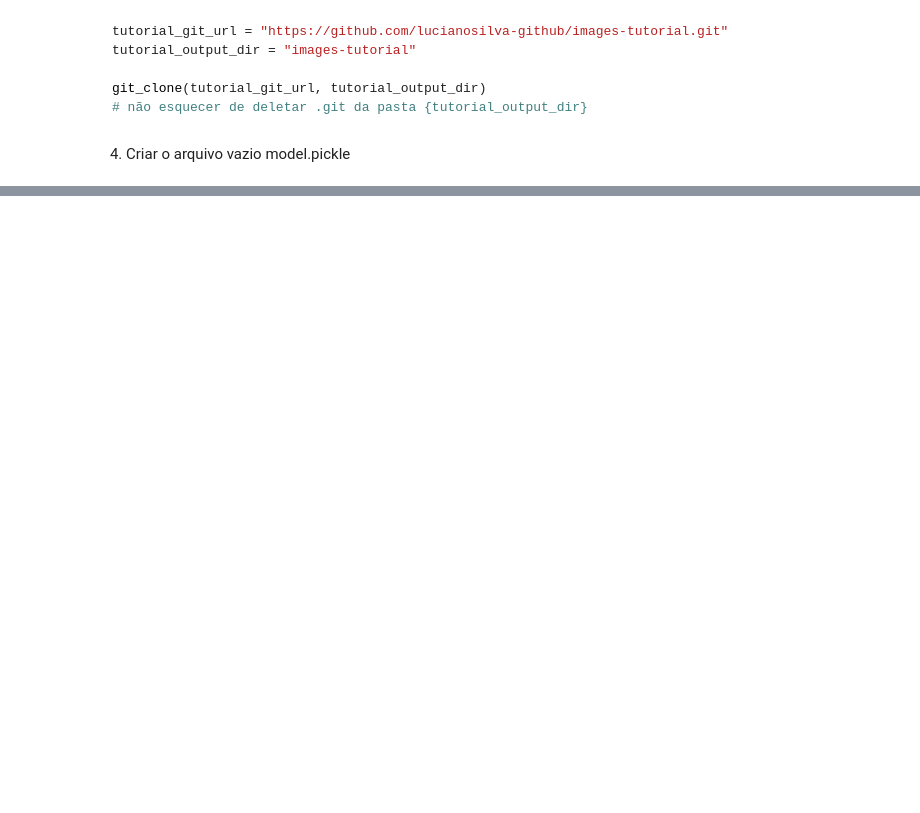
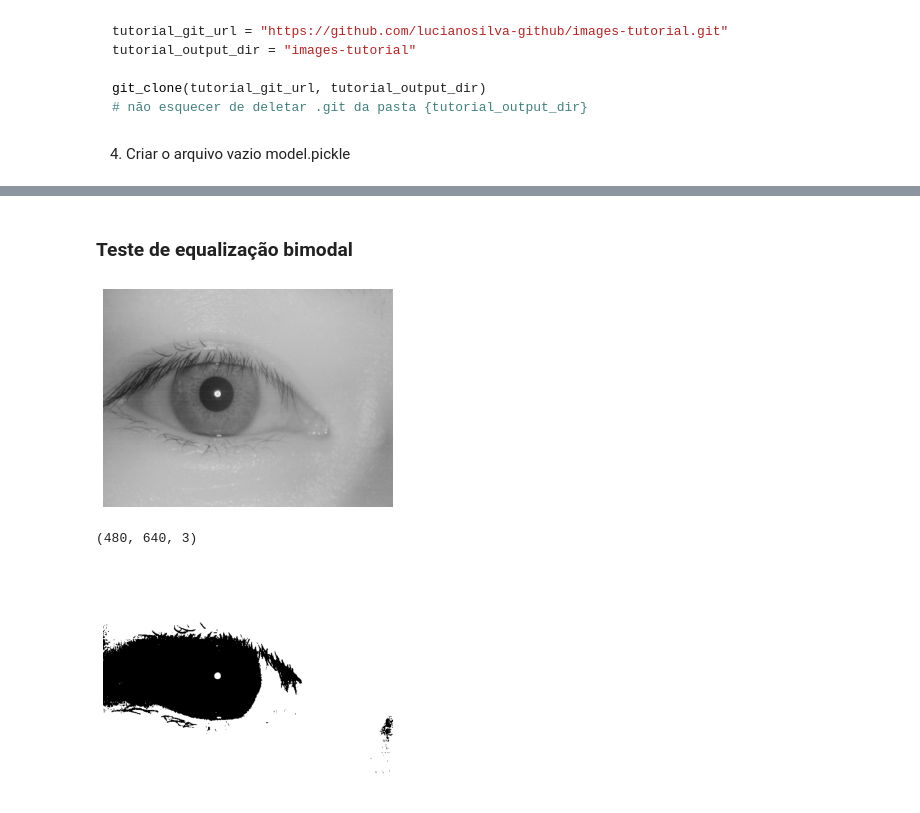
Before and after one commit to cicerotcv/iris-recognition, a Jupyter notebook: projeto.ipynb, the cells around one changed output, grey strips where cells are left out. Saved outputs shown, nothing was run; the diff lists cells and outputs as text; code cells hidden in the pictures; blank space fills up the shorter version.

```diff
--- a/projeto.ipynb
+++ b/projeto.ipynb
@@ -126,0 +187,7 @@ git_clone(tutorial_git_url, tutorial_output_dir)
+# %%
+def eq_bimodal(img: np.ndarray):
+    img_gray = bgr2gray(img)
+
+    _, img = cv.threshold(img_gray, 80, 255,  cv.THRESH_OTSU)
+
+    return gray2bgr(img)
@@ -185,12 +236,0 @@ def adjust_gamma(img, gamma=1.90):
-# %%
-def eq_bimodal(img: np.ndarray):
-  img_copy = img.copy()
-  print("copy", img_copy.shape)
-  # img_gray = bgr2gray(img_copy)
-  # print("gray", img_gray.shape)
-
-
-  # imgt = cv.adaptiveThreshold(img_copy,255,cv.ADAPTIVE_THRESH_MEAN_C,cv.THRESH_OTSU,5,6)
-  T,imgt = cv.threshold(img_copy,0,255,cv.THRESH_BINARY+cv.THRESH_OTSU)
-
-  return imgt
@@ -325,0 +300,13 @@ process_category(input_dir,'0002', show=True, save=True)
+# %% [markdown]
+### Teste de equalização bimodal
+# %%
+# /content/images/0000/0000_000.bmp
+img = cv.imread('./images/0002/0002_001.bmp')
+cv_imshow(img)
+imgt = eq_bimodal(img)
+print(imgt.shape)
+cv_imshow(imgt)
+# %% [output]
+[figure, added]
+(480, 640, 3)
+[figure, added]
```
Also changed, not shown: parts of 70 cells of this notebook, 1 other file.
